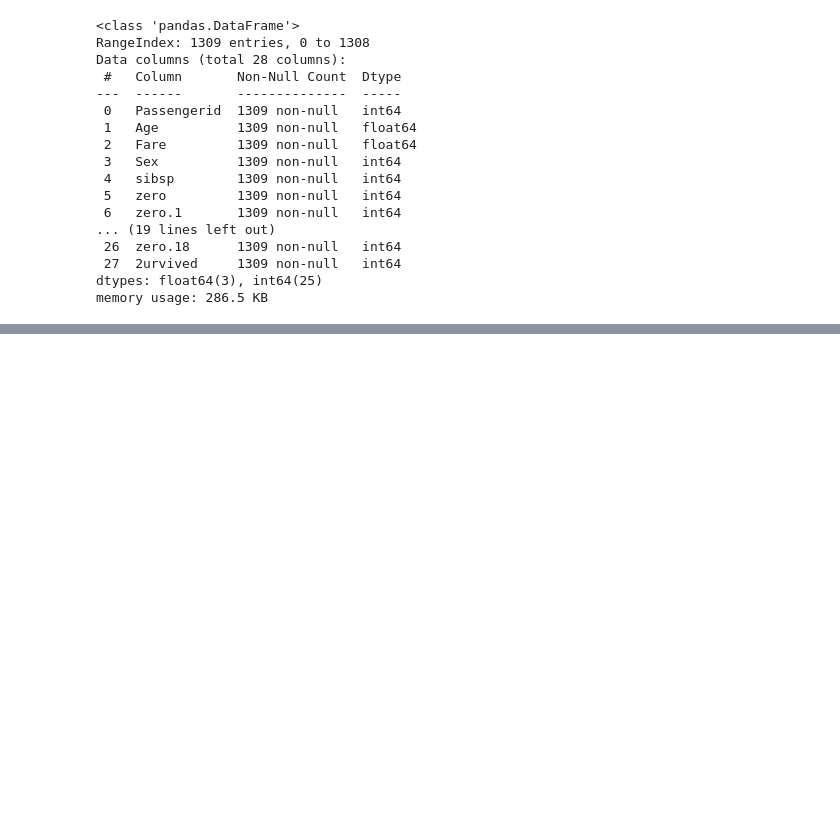
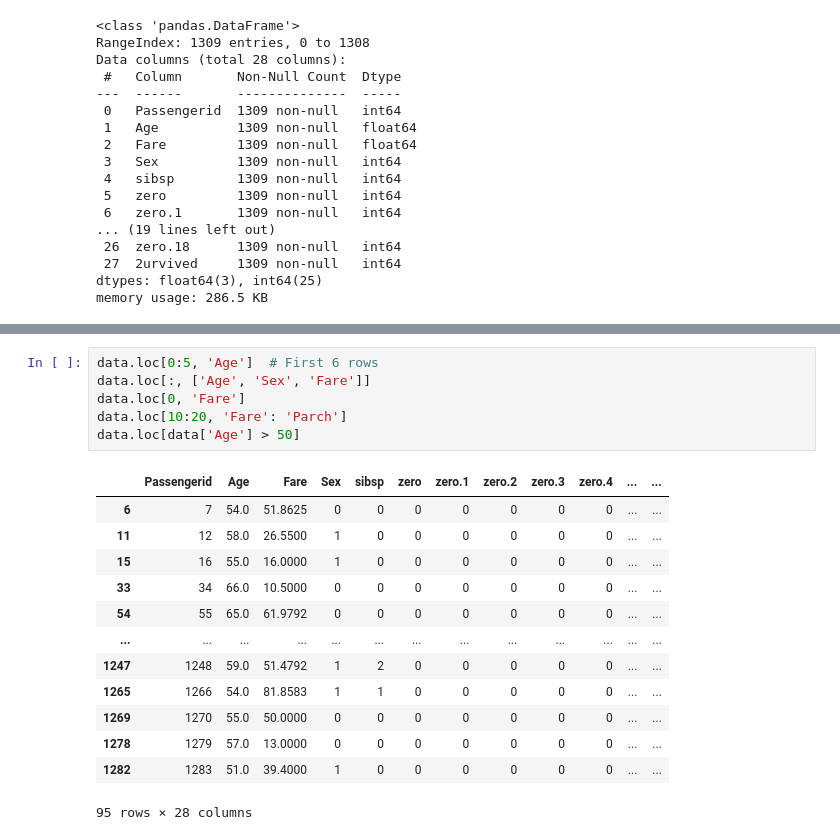
Before and after one commit to YouanesAttia/python-professional, a Jupyter notebook: week6_data_science/day2/02_pandas_basics.ipynb, the cells around one changed output, grey strips where cells are left out. Drawn from its saved outputs; the diff is of its cells as text; blank space fills up the shorter version.

```diff
--- a/week6_data_science/day2/02_pandas_basics.ipynb
+++ b/week6_data_science/day2/02_pandas_basics.ipynb
@@ -69,0 +84,20 @@ memory usage: 286.5 KB
+# %%
+data.loc[0:5, 'Age']  # First 6 rows
+data.loc[:, ['Age', 'Sex', 'Fare']]
+data.loc[0, 'Fare']
+data.loc[10:20, 'Fare': 'Parch']
+data.loc[data['Age'] > 50]
+# %% [output]
+|  | Passengerid | Age | Fare | Sex | sibsp | zero | zero.1 | zero.2 | zero.3 | zero.4 | ... | ... |
+| 6 | 7 | 54.0 | 51.8625 | 0 | 0 | 0 | 0 | 0 | 0 | 0 | ... | ... |
+| 11 | 12 | 58.0 | 26.5500 | 1 | 0 | 0 | 0 | 0 | 0 | 0 | ... | ... |
+| 15 | 16 | 55.0 | 16.0000 | 1 | 0 | 0 | 0 | 0 | 0 | 0 | ... | ... |
+| 33 | 34 | 66.0 | 10.5000 | 0 | 0 | 0 | 0 | 0 | 0 | 0 | ... | ... |
+| 54 | 55 | 65.0 | 61.9792 | 0 | 0 | 0 | 0 | 0 | 0 | 0 | ... | ... |
+| ... | ... | ... | ... | ... | ... | ... | ... | ... | ... | ... | ... | ... |
+| 1247 | 1248 | 59.0 | 51.4792 | 1 | 2 | 0 | 0 | 0 | 0 | 0 | ... | ... |
+| 1265 | 1266 | 54.0 | 81.8583 | 1 | 1 | 0 | 0 | 0 | 0 | 0 | ... | ... |
+| 1269 | 1270 | 55.0 | 50.0000 | 0 | 0 | 0 | 0 | 0 | 0 | 0 | ... | ... |
+| 1278 | 1279 | 57.0 | 13.0000 | 0 | 0 | 0 | 0 | 0 | 0 | 0 | ... | ... |
+| 1282 | 1283 | 51.0 | 39.4000 | 1 | 0 | 0 | 0 | 0 | 0 | 0 | ... | ... |
+95 rows × 28 columns
```
Also changed, not shown: parts of 2 cells of this notebook.
